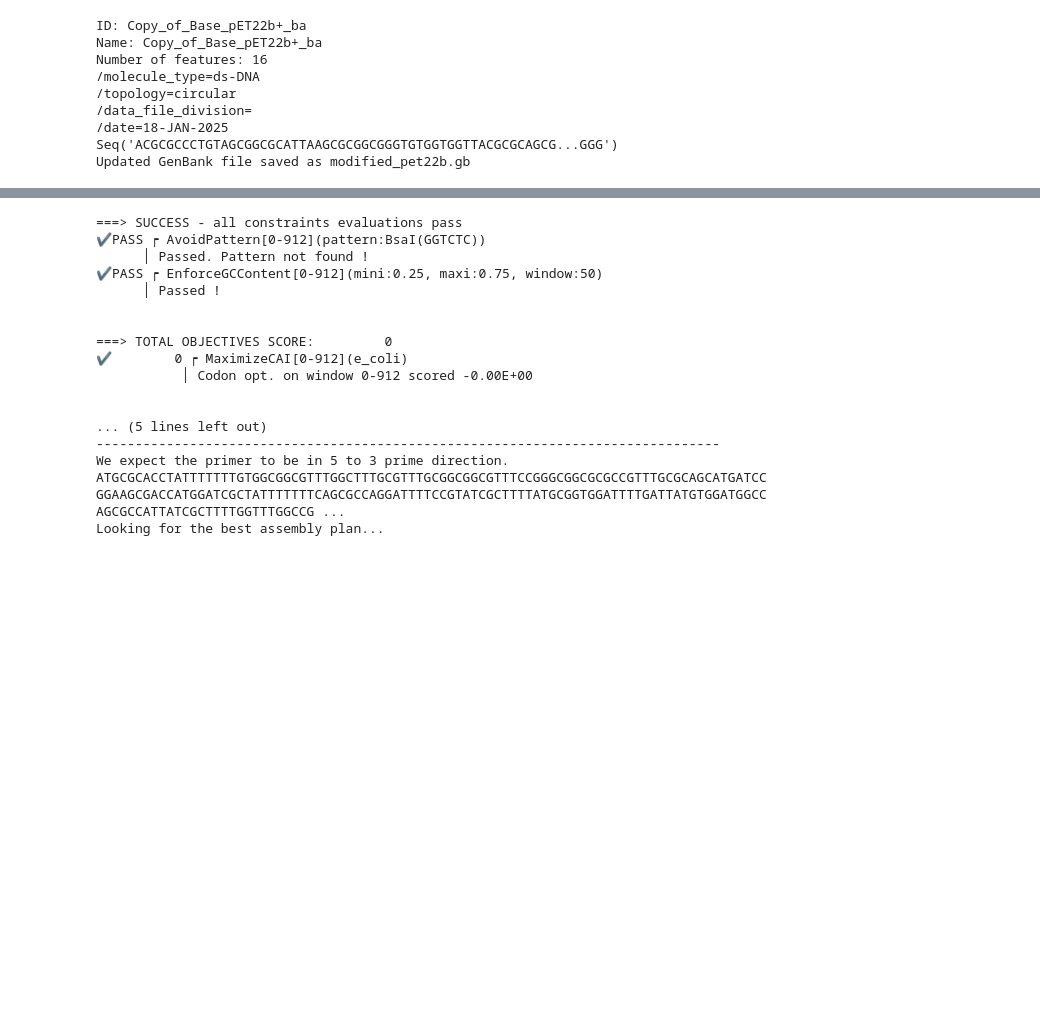
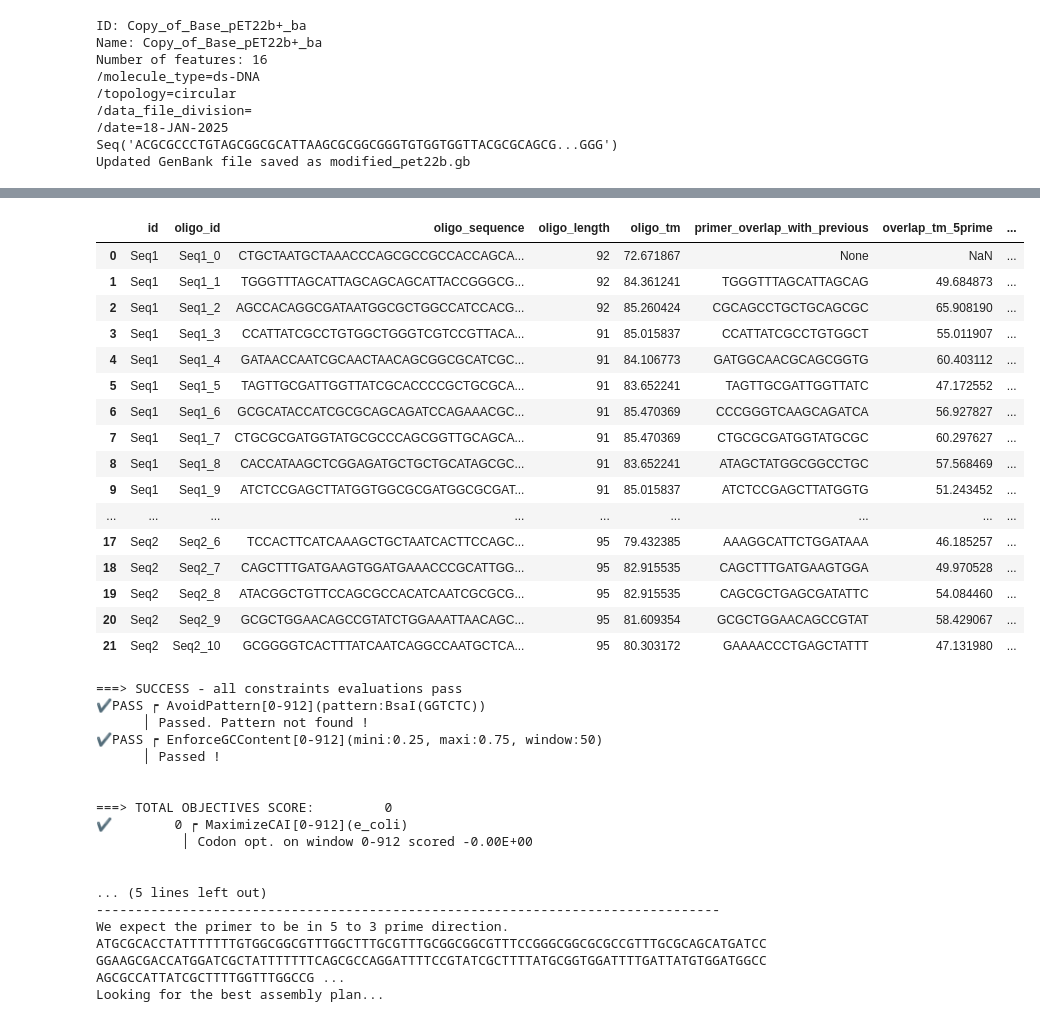
Before and after one commit to ArianeMora/oligopoolio, a Jupyter notebook: examples/DNA_weaver.ipynb, the cells around one changed output, grey strips where cells are left out. Cells and saved outputs as stored; diff of their text form; code cells hidden in the pictures; blank space fills up the shorter version.

```diff
--- a/examples/DNA_weaver.ipynb
+++ b/examples/DNA_weaver.ipynb
@@ -726,3 +980,23 @@ TypeError: AvoidStopCodons.__init__() got an unexpected keyword argument 'geneti
+# %%
+oligo2_df
+# %% [output]
+|  | id | oligo_id | oligo_sequence | oligo_length | oligo_tm | primer_overlap_with_previous | overlap_tm_5prime | ... |
+| 0 | Seq1 | Seq1_0 | CTGCTAATGCTAAACCCAGCGCCGCCACCAGCA... | 92 | 72.671867 | None | NaN | ... |
+| 1 | Seq1 | Seq1_1 | TGGGTTTAGCATTAGCAGCAGCATTACCGGGCG... | 92 | 84.361241 | TGGGTTTAGCATTAGCAG | 49.684873 | ... |
+| 2 | Seq1 | Seq1_2 | AGCCACAGGCGATAATGGCGCTGGCCATCCACG... | 92 | 85.260424 | CGCAGCCTGCTGCAGCGC | 65.908190 | ... |
+| 3 | Seq1 | Seq1_3 | CCATTATCGCCTGTGGCTGGGTCGTCCGTTACA... | 91 | 85.015837 | CCATTATCGCCTGTGGCT | 55.011907 | ... |
+| 4 | Seq1 | Seq1_4 | GATAACCAATCGCAACTAACAGCGGCGCATCGC... | 91 | 84.106773 | GATGGCAACGCAGCGGTG | 60.403112 | ... |
+| 5 | Seq1 | Seq1_5 | TAGTTGCGATTGGTTATCGCACCCCGCTGCGCA... | 91 | 83.652241 | TAGTTGCGATTGGTTATC | 47.172552 | ... |
+| 6 | Seq1 | Seq1_6 | GCGCATACCATCGCGCAGCAGATCCAGAAACGC... | 91 | 85.470369 | CCCGGGTCAAGCAGATCA | 56.927827 | ... |
+| 7 | Seq1 | Seq1_7 | CTGCGCGATGGTATGCGCCCAGCGGTTGCAGCA... | 91 | 85.470369 | CTGCGCGATGGTATGCGC | 60.297627 | ... |
+| 8 | Seq1 | Seq1_8 | CACCATAAGCTCGGAGATGCTGCTGCATAGCGC... | 91 | 83.652241 | ATAGCTATGGCGGCCTGC | 57.568469 | ... |
+| 9 | Seq1 | Seq1_9 | ATCTCCGAGCTTATGGTGGCGCGATGGCGCGAT... | 91 | 85.015837 | ATCTCCGAGCTTATGGTG | 51.243452 | ... |
+| ... | ... | ... | ... | ... | ... | ... | ... | ... |
+| 17 | Seq2 | Seq2_6 | TCCACTTCATCAAAGCTGCTAATCACTTCCAGC... | 95 | 79.432385 | AAAGGCATTCTGGATAAA | 46.185257 | ... |
+| 18 | Seq2 | Seq2_7 | CAGCTTTGATGAAGTGGATGAAACCCGCATTGG... | 95 | 82.915535 | CAGCTTTGATGAAGTGGA | 49.970528 | ... |
+| 19 | Seq2 | Seq2_8 | ATACGGCTGTTCCAGCGCCACATCAATCGCGCG... | 95 | 82.915535 | CAGCGCTGAGCGATATTC | 54.084460 | ... |
+| 20 | Seq2 | Seq2_9 | GCGCTGGAACAGCCGTATCTGGAAATTAACAGC... | 95 | 81.609354 | GCGCTGGAACAGCCGTAT | 58.429067 | ... |
+| 21 | Seq2 | Seq2_10 | GCGGGGTCACTTTATCAATCAGGCCAATGCTCA... | 95 | 80.303172 | GAAAACCCTGAGCTATTT | 47.131980 | ... |
 # %%
 
 
```
Also changed, not shown: parts of 7 cells of this notebook, 1 other file.
